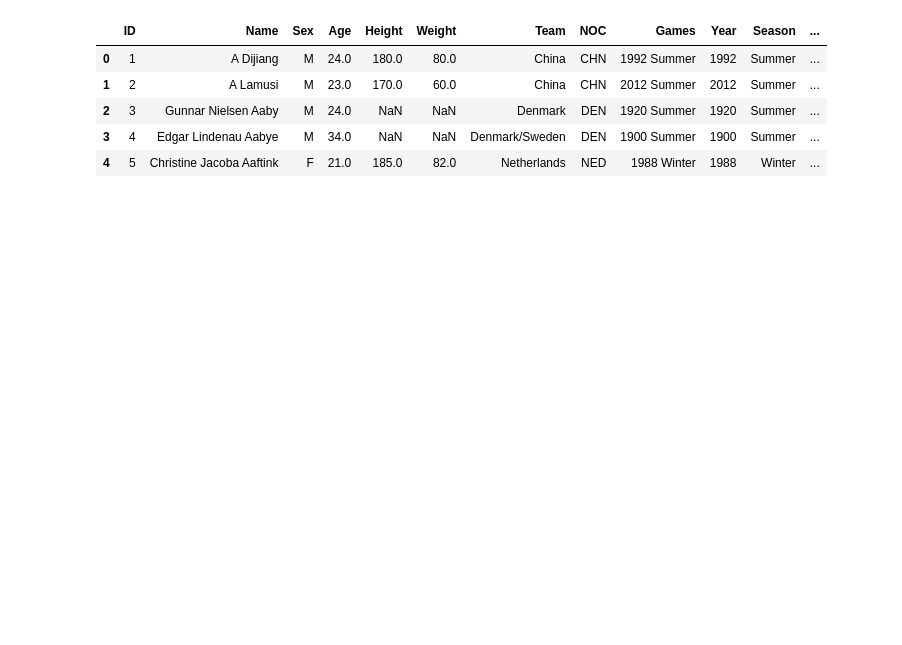
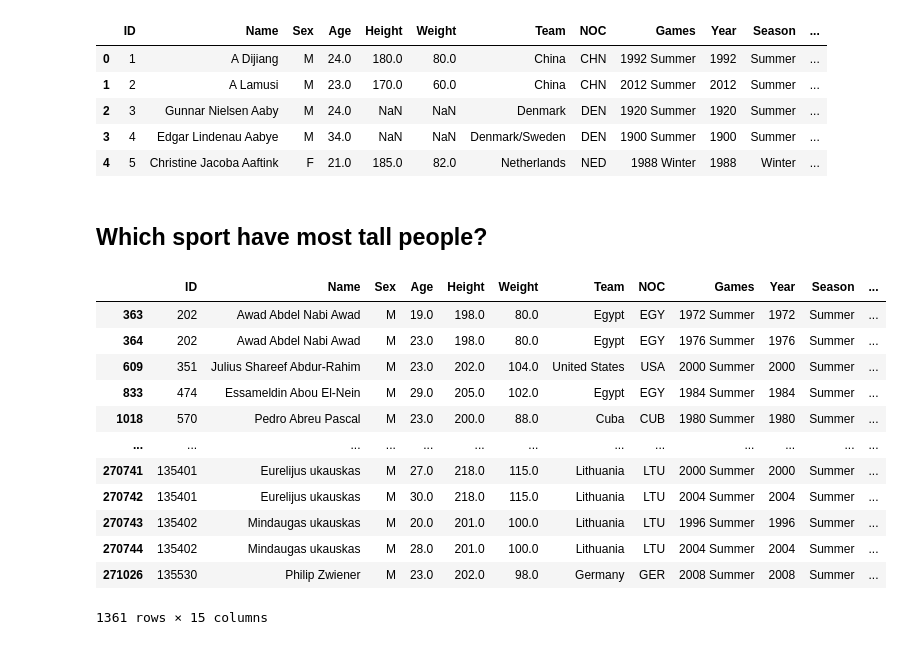
Before and after one commit to smlatic/Dashboard-Olympics-project, a Jupyter notebook: Sara_upg1.ipynb, the cells around one changed output. Saved outputs shown, nothing was run; the diff lists cells and outputs as text; code cells hidden in the pictures; blank space fills up the shorter version.

```diff
--- a/Sara_upg1.ipynb
+++ b/Sara_upg1.ipynb
@@ -1,10 +1,11 @@
 # %%
 import pandas as pd
 from Load_data import Load_data
+import plotly.express as px
 
-df = Load_data.load()
+olympic_data = Load_data.load()
 
-df.head()
+olympic_data.head()
 # %% [output]
 |  | ID | Name | Sex | Age | Height | Weight | Team | NOC | Games | Year | Season | ... |
 | 0 | 1 | A Dijiang | M | 24.0 | 180.0 | 80.0 | China | CHN | 1992 Summer | 1992 | Summer | ... |
@@ -16,0 +29,21 @@ df.head()
+# %% [markdown]
+## Which sport have most tall people?
+# %%
+# Sum of atlhetes above the height of 195cm
+sports = olympic_data.query("Sport == 'Basketball' | Sport == 'Football' | Sport == 'Ice Hockey'")
+sports_height = sports.query("Height > 195")
+sports_height
+# %% [output]
+|  | ID | Name | Sex | Age | Height | Weight | Team | NOC | Games | Year | Season | ... |
+| 363 | 202 | Awad Abdel Nabi Awad | M | 19.0 | 198.0 | 80.0 | Egypt | EGY | 1972 Summer | 1972 | Summer | ... |
+| 364 | 202 | Awad Abdel Nabi Awad | M | 23.0 | 198.0 | 80.0 | Egypt | EGY | 1976 Summer | 1976 | Summer | ... |
+| 609 | 351 | Julius Shareef Abdur-Rahim | M | 23.0 | 202.0 | 104.0 | United States | USA | 2000 Summer | 2000 | Summer | ... |
+| 833 | 474 | Essameldin Abou El-Nein | M | 29.0 | 205.0 | 102.0 | Egypt | EGY | 1984 Summer | 1984 | Summer | ... |
+| 1018 | 570 | Pedro Abreu Pascal | M | 23.0 | 200.0 | 88.0 | Cuba | CUB | 1980 Summer | 1980 | Summer | ... |
+| ... | ... | ... | ... | ... | ... | ... | ... | ... | ... | ... | ... | ... |
+| 270741 | 135401 | Eurelijus ukauskas | M | 27.0 | 218.0 | 115.0 | Lithuania | LTU | 2000 Summer | 2000 | Summer | ... |
+| 270742 | 135401 | Eurelijus ukauskas | M | 30.0 | 218.0 | 115.0 | Lithuania | LTU | 2004 Summer | 2004 | Summer | ... |
+| 270743 | 135402 | Mindaugas ukauskas | M | 20.0 | 201.0 | 100.0 | Lithuania | LTU | 1996 Summer | 1996 | Summer | ... |
+| 270744 | 135402 | Mindaugas ukauskas | M | 28.0 | 201.0 | 100.0 | Lithuania | LTU | 2004 Summer | 2004 | Summer | ... |
+| 271026 | 135530 | Philip Zwiener | M | 23.0 | 202.0 | 98.0 | Germany | GER | 2008 Summer | 2008 | Summer | ... |
+1361 rows × 15 columns
```
Also changed, not shown: parts of 6 cells of this notebook, 1 other file.
